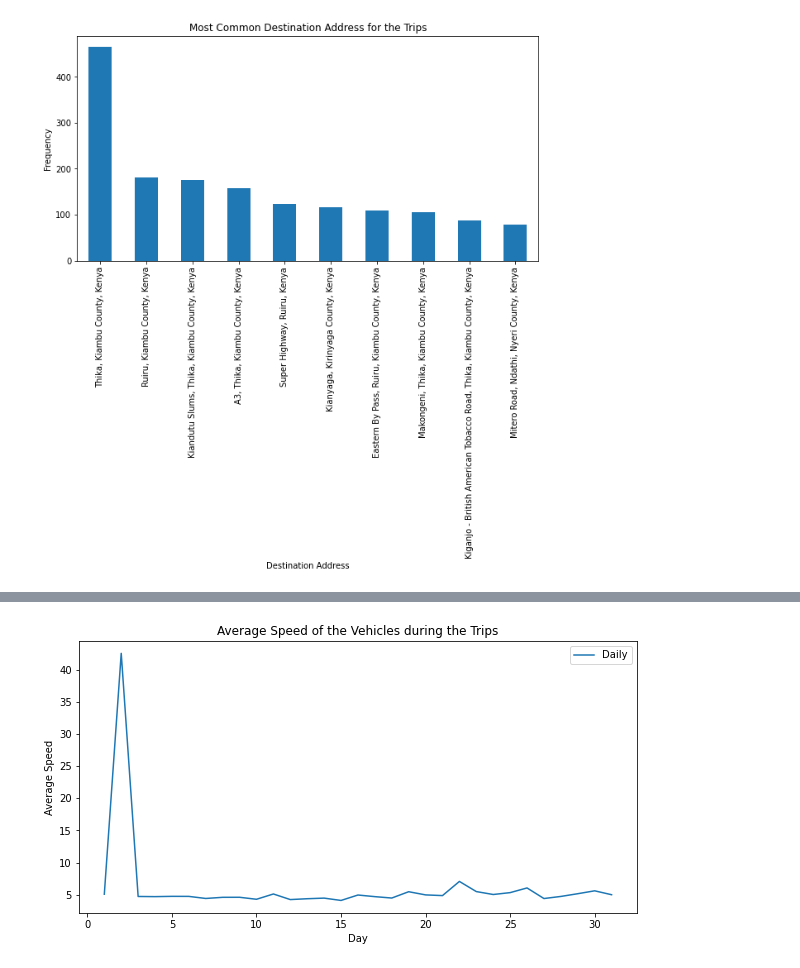
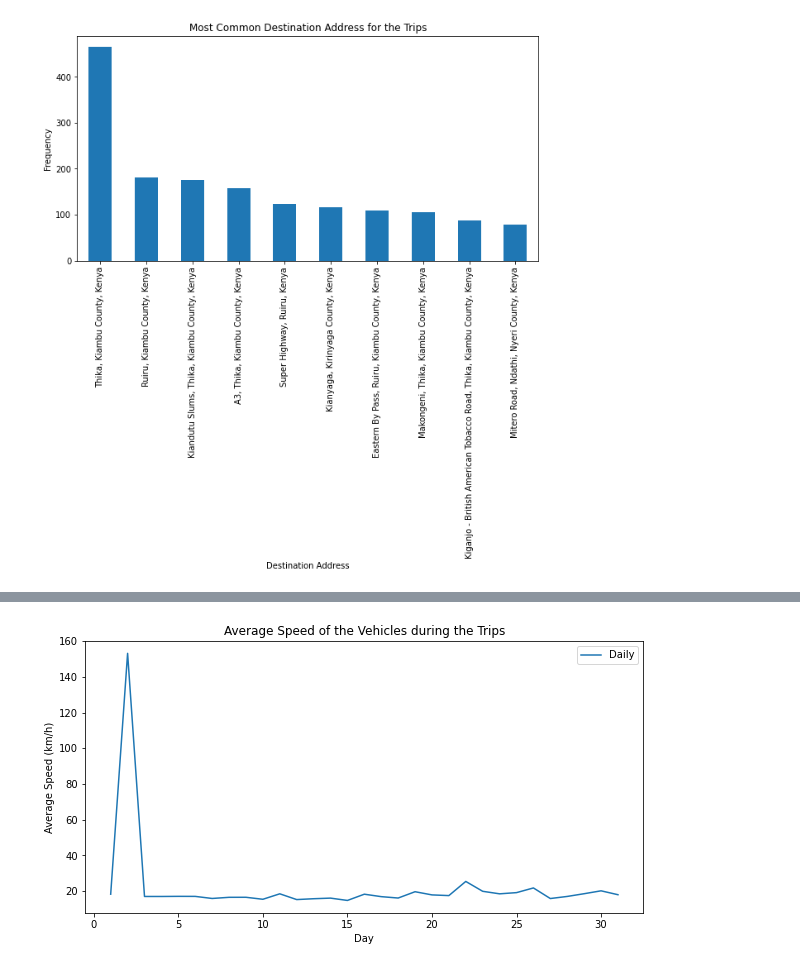
Before and after one commit to Ronnie-Leon76/Yatsa-Analytics, a Jupyter notebook: Yatsa-Analytics-EDA.ipynb, the cells around one changed output, grey strips where cells are left out. Saved outputs shown, nothing was run; the diff lists cells and outputs as text; code cells hidden in the pictures.

```diff
--- a/Yatsa-Analytics-EDA.ipynb
+++ b/Yatsa-Analytics-EDA.ipynb
@@ -367,3 +388,7 @@ plt.title('Average Distance Travelled by the Vehicles')
 plt.show()
 # %% [output]
 [figure]
+# %%
+# compare the average distance covered in the weekdays vs weekends
+trips_df['created_dayofweek'] = trips_df['created'].dt.dayofweek
+trips_df['created_dayofweek'] = trips_df['created_dayofweek'].apply(lambda x: 'Weekday' if x < 5 else 'Weekend')
@@ -428,14 +480,17 @@ trips_df.head()
 5 rows × 23 columns
+# %%
+# convert the average speed from m/s to km/h
+trips_df['average_speed'] = trips_df['average_speed'] * 3.6
 # %%
 # Identify any trends in the average speed of the vehicles during the trips over time (day, week, month)
 plt.figure(figsize=(10, 5))
 plt.plot(trips_df.groupby('created_day')['average_speed'].mean(), label='Daily')
 plt.legend()
 plt.xlabel('Day')
-plt.ylabel('Average Speed')
+plt.ylabel('Average Speed (km/h)')
 plt.title('Average Speed of the Vehicles during the Trips')
 plt.show()
 # %% [output]
-[figure, old version]
+[figure, new version]
 # %%
 # save the trips_df to csv file
```
Also changed, not shown: parts of 22 cells of this notebook.
